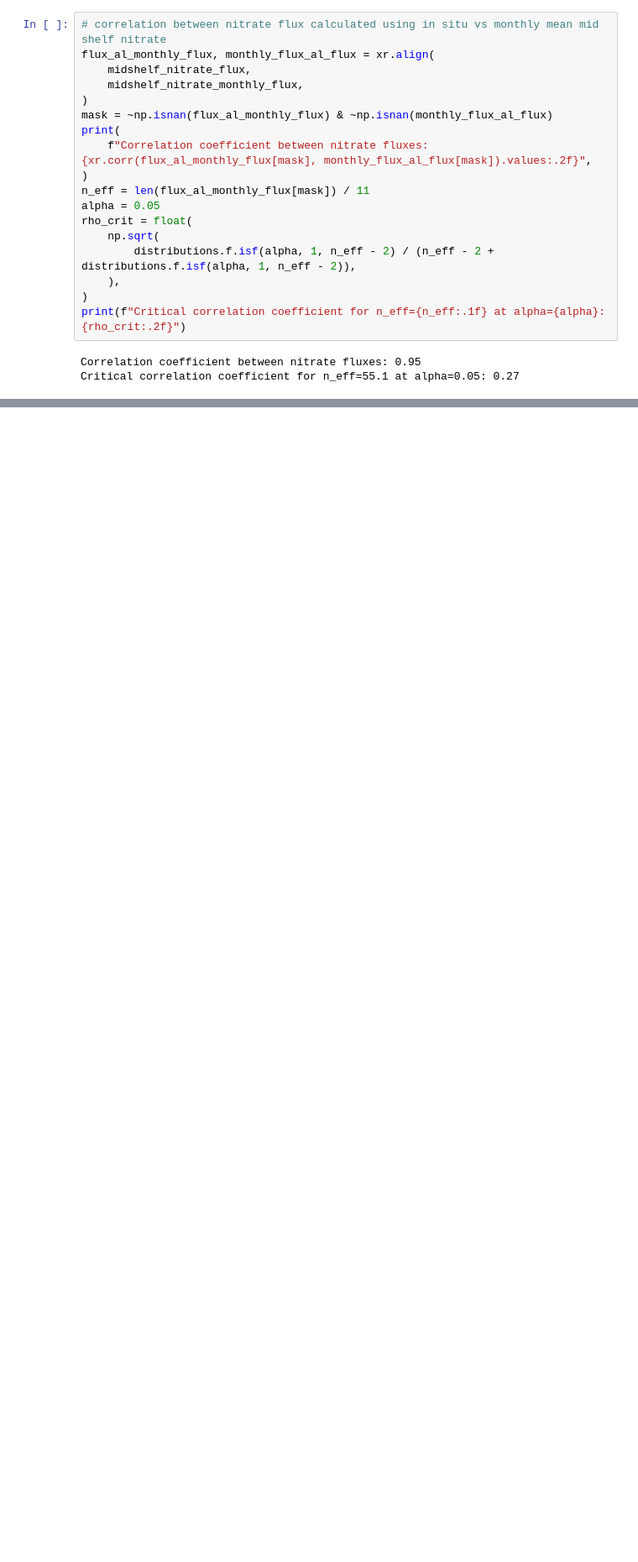
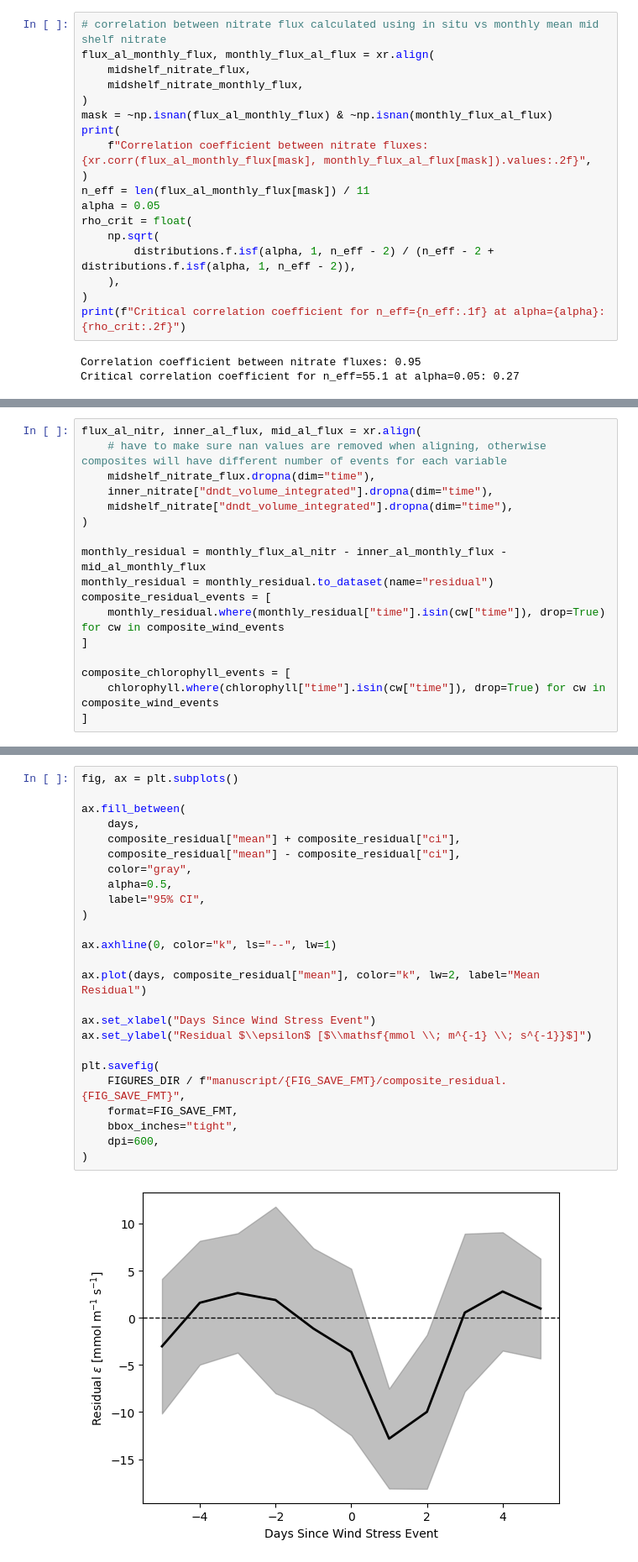
Before and after one commit to andrew-s28/shelf-nitrate-response-to-upwelling, a Jupyter notebook: notebooks/nitrate_budget.ipynb, the cells around one changed output, grey strips where cells are left out. Shown at 84% size. Cells and saved outputs as stored; diff of their text form; blank space fills up the shorter version.

```diff
--- a/notebooks/nitrate_budget.ipynb
+++ b/notebooks/nitrate_budget.ipynb
@@ -590,0 +570,17 @@ Coordinates:
+# %%
+flux_al_nitr, inner_al_flux, mid_al_flux = xr.align(
+    # have to make sure nan values are removed when aligning, otherwise composites will have different number of events for each variable
+    midshelf_nitrate_flux.dropna(dim="time"),
+    inner_nitrate["dndt_volume_integrated"].dropna(dim="time"),
+    midshelf_nitrate["dndt_volume_integrated"].dropna(dim="time"),
+)
+
+monthly_residual = monthly_flux_al_nitr - inner_al_monthly_flux - mid_al_monthly_flux
+monthly_residual = monthly_residual.to_dataset(name="residual")
+composite_residual_events = [
+    monthly_residual.where(monthly_residual["time"].isin(cw["time"]), drop=True) for cw in composite_wind_events
+]
+
+composite_chlorophyll_events = [
+    chlorophyll.where(chlorophyll["time"].isin(cw["time"]), drop=True) for cw in composite_wind_events
+]
@@ -590,0 +783,27 @@ Coordinates:
+# %%
+fig, ax = plt.subplots()
+
+ax.fill_between(
+    days,
+    composite_residual["mean"] + composite_residual["ci"],
+    composite_residual["mean"] - composite_residual["ci"],
+    color="gray",
+    alpha=0.5,
+    label="95% CI",
+)
+
+ax.axhline(0, color="k", ls="--", lw=1)
+
+ax.plot(days, composite_residual["mean"], color="k", lw=2, label="Mean Residual")
+
+ax.set_xlabel("Days Since Wind Stress Event")
+ax.set_ylabel("Residual $\\epsilon$ [$\\mathsf{mmol \\; m^{-1} \\; s^{-1}}$]")
+
+plt.savefig(
+    FIGURES_DIR / f"manuscript/{FIG_SAVE_FMT}/composite_residual.{FIG_SAVE_FMT}",
+    format=FIG_SAVE_FMT,
+    bbox_inches="tight",
+    dpi=600,
+)
+# %% [output]
+[figure, added]
```
Also changed, not shown: parts of 16 cells of this notebook, 8 other files.
